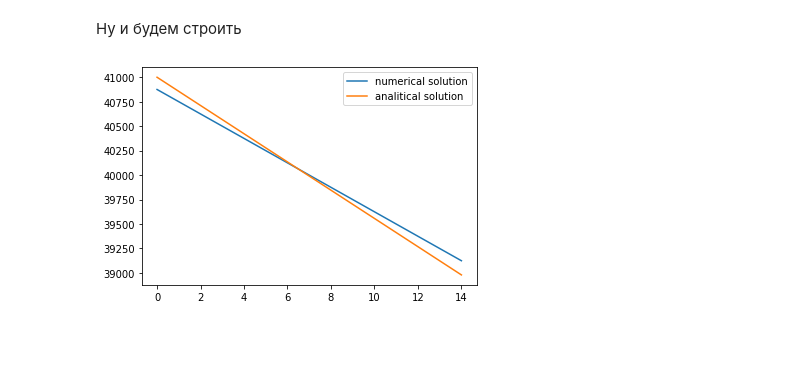
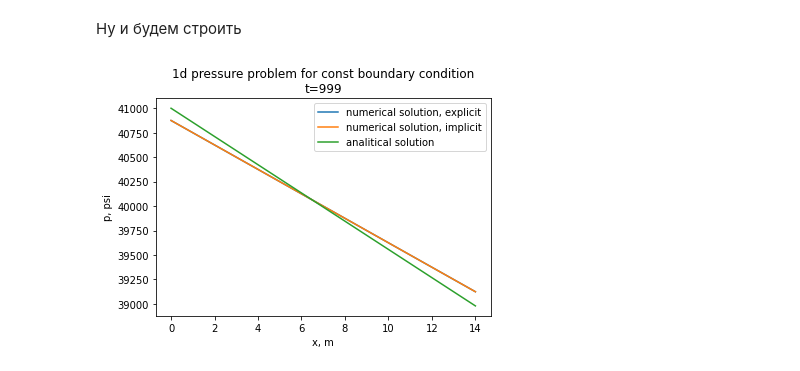
Before and after one commit to yamidovich/ReservoirModel, a Jupyter notebook: now_do_simple_models/1d_model.ipynb, the cells around one changed output. Drawn from its saved outputs; the diff is of its cells as text; code cells hidden in the pictures; blank space fills up the shorter version.

Commit message:
implicit method add

```diff
--- a/now_do_simple_models/1d_model.ipynb
+++ b/now_do_simple_models/1d_model.ipynb
@@ -135,17 +135,24 @@ def accurate_solution(x, t, alpha, L, p_0, p_1, p_2, n=1000):
 Ну и будем строить
 # %%
 n_iter = int(1e3)
-p = np.ones((nx, 1)) * p_0
+p_ex = np.ones((nx, 1)) * p_0
+p_im = np.ones((nx, 1)) * p_0
 t = 0
 xs = list(np.linspace(0, nx-1, nx) * dx * 1.01)
 for i in range(1, n_iter):
-    p = p + 1 / dt_coeff * (lapl.dot(p) + q_tilde)
+    p_ex += 1 / dt_coeff * (lapl.dot(p_ex) + q_tilde)
+    p_im += 1 / dt_coeff * (q_tilde)
+    p_im = np.linalg.inv(np.eye(nx) - 1 / dt_coeff * lapl).dot(p_im)
     t += dt
     p_analit = [accurate_solution(x, t, alpha_analit, (nx-1)*dx, p_0, p_1, p_2) / 6894. for x in xs]
     display.clear_output(wait=True)
-    plt.plot(p / 6894, label=f'numerical solution')
+    plt.plot(p_ex / 6894, label=f'numerical solution, explicit')
+    plt.plot(p_im / 6894, label=f'numerical solution, implicit')
     plt.plot(p_analit, label=f'analitical solution')
+    plt.xlabel('x, m')
+    plt.ylabel('p, psi')
+    plt.title(f'1d pressure problem for const boundary condition\nt={t}')
     plt.legend()
     plt.show()
 # %% [output]
-[figure, old version]
+[figure, new version]
```
